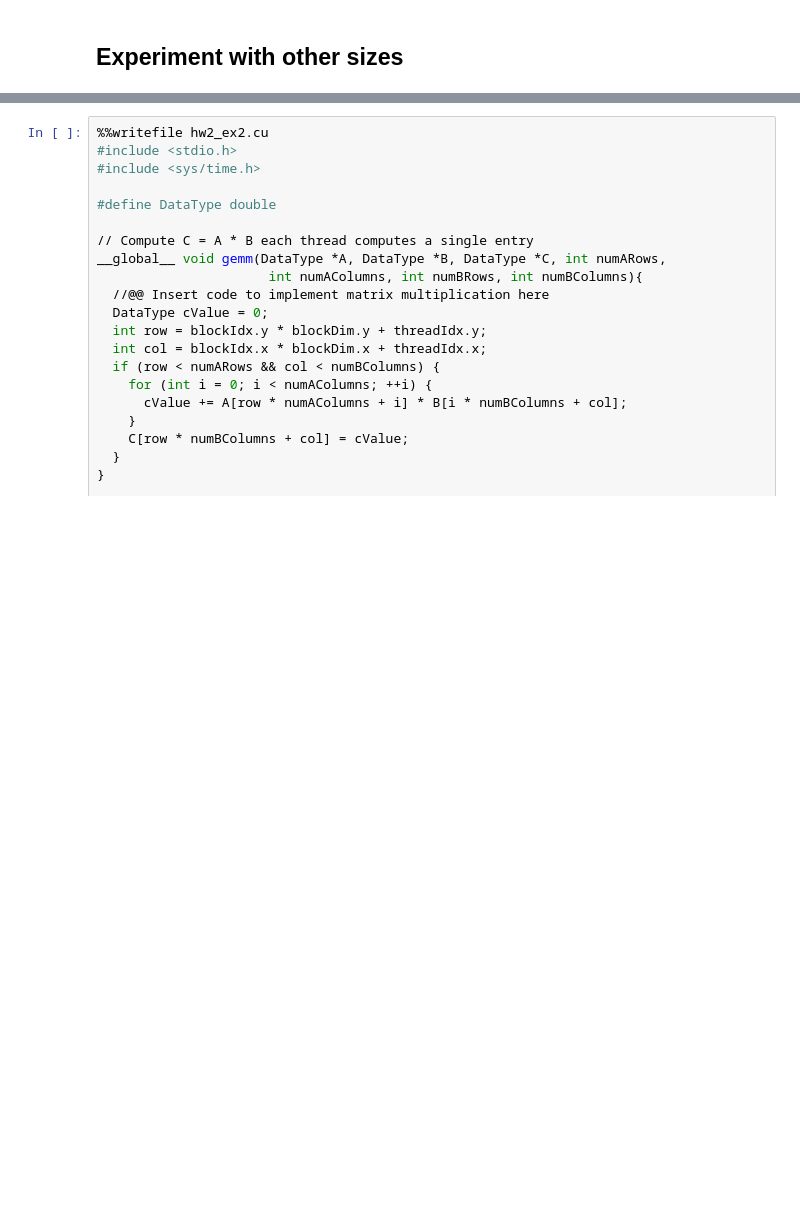
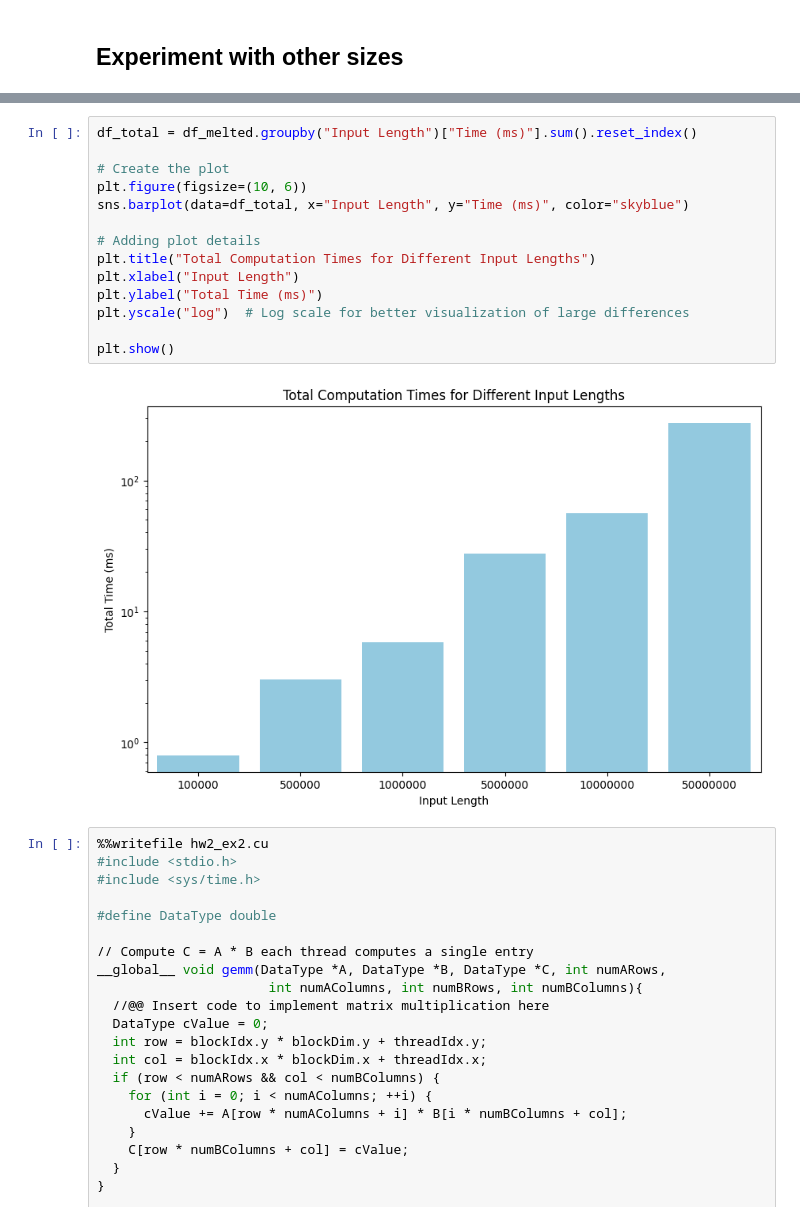
Before and after one commit to spetznick/applied-gpu-programming, a Jupyter notebook: assignment-2.ipynb, the cells around one changed output, grey strips where cells are left out. Drawn from its saved outputs; the diff is of its cells as text; blank space fills up the shorter version.

```diff
--- a/assignment-2.ipynb
+++ b/assignment-2.ipynb
@@ -419,3 +464,19 @@ plt.show()
+# %%
+df_total = df_melted.groupby("Input Length")["Time (ms)"].sum().reset_index()
+
+# Create the plot
+plt.figure(figsize=(10, 6))
+sns.barplot(data=df_total, x="Input Length", y="Time (ms)", color="skyblue")
+
+# Adding plot details
+plt.title("Total Computation Times for Different Input Lengths")
+plt.xlabel("Input Length")
+plt.ylabel("Total Time (ms)")
+plt.yscale("log")  # Log scale for better visualization of large differences
+
+plt.show()
+# %% [output]
+[figure, added]
 # %%
 %%writefile hw2_ex2.cu
 #include <stdio.h>
```
Also changed, not shown: parts of 15 cells of this notebook.
